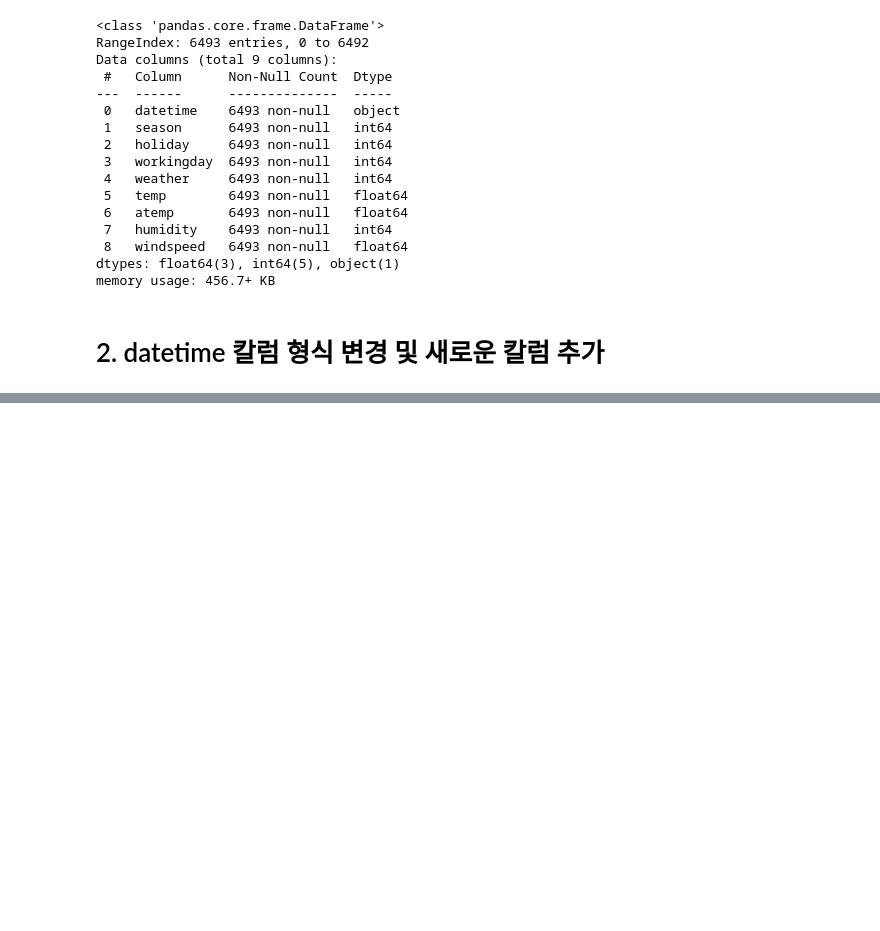
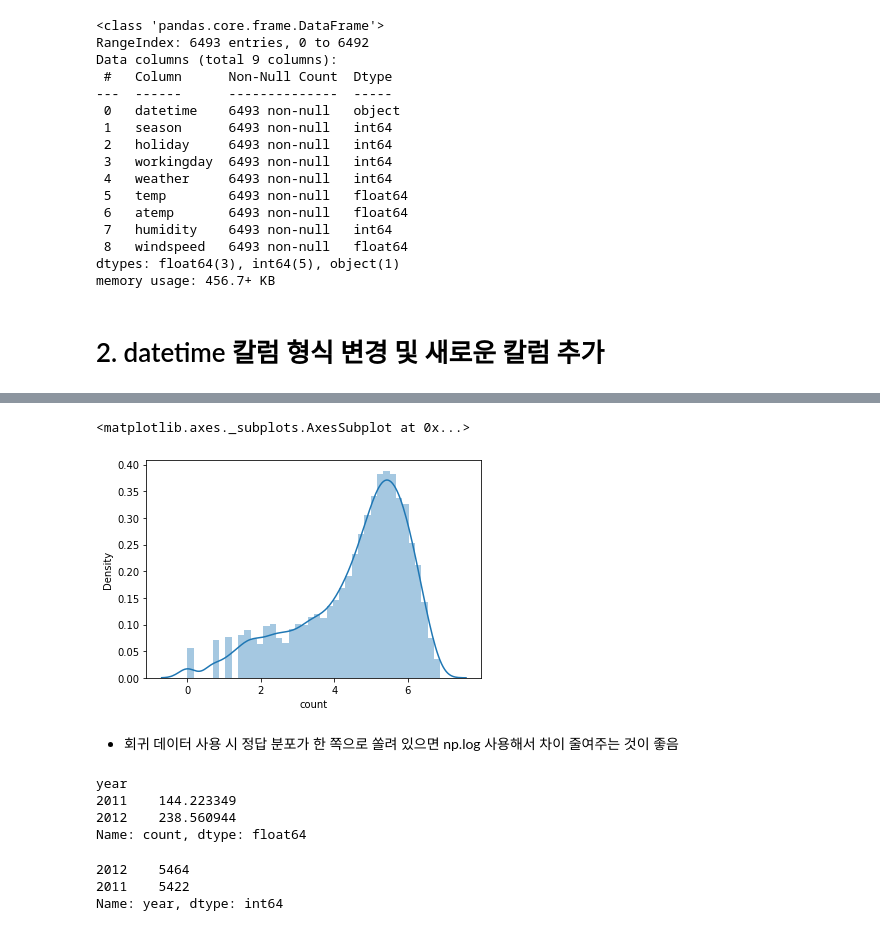
Before and after one commit to psuny1116/kaggle, a Jupyter notebook: Bike Sharing Demand.ipynb, the cells around one changed output, grey strips where cells are left out. Saved outputs shown, nothing was run; the diff lists cells and outputs as text; code cells hidden in the pictures; blank space fills up the shorter version.

```diff
--- a/Bike Sharing Demand.ipynb
+++ b/Bike Sharing Demand.ipynb
@@ -127,0 +172,20 @@ memory usage: 456.7+ KB
+# %%
+sns.distplot(np.log(train['count']))
+# %% [output]
+<matplotlib.axes._subplots.AxesSubplot at 0x...>
+[figure, added]
+# %% [markdown]
+- 회귀 데이터 사용 시 정답 분포가 한 쪽으로 쏠려 있으면 np.log 사용해서 차이 줄여주는 것이 좋음
+# %%
+train.groupby('year')['count'].mean()     # groupby()함수 사용해서 year별 count의 평균 확인
+# %% [output]
+year
+2011    144.223349
+2012    238.560944
+Name: count, dtype: float64
+# %%
+train['year'].value_counts()     # value_counts()함수 사용해서 각 연도가 몇 개 있는지 확인
+# %% [output]
+2012    5464
+2011    5422
+Name: year, dtype: int64
```
Also changed, not shown: parts of 17 cells of this notebook.
